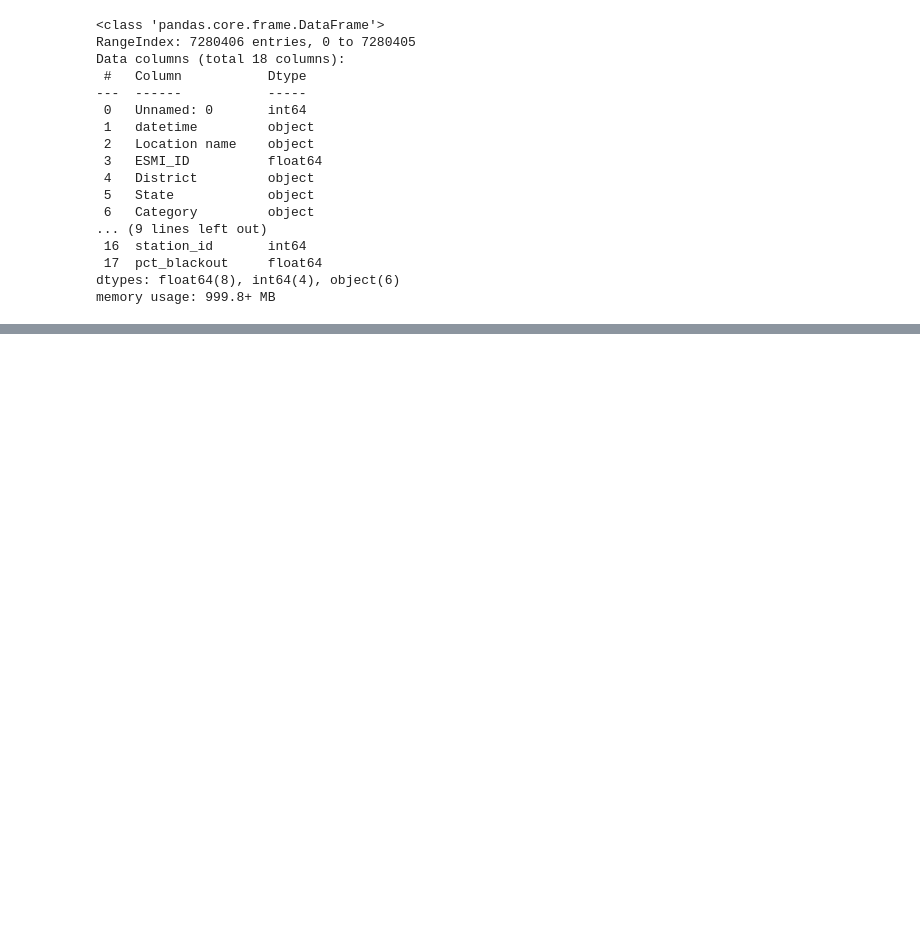
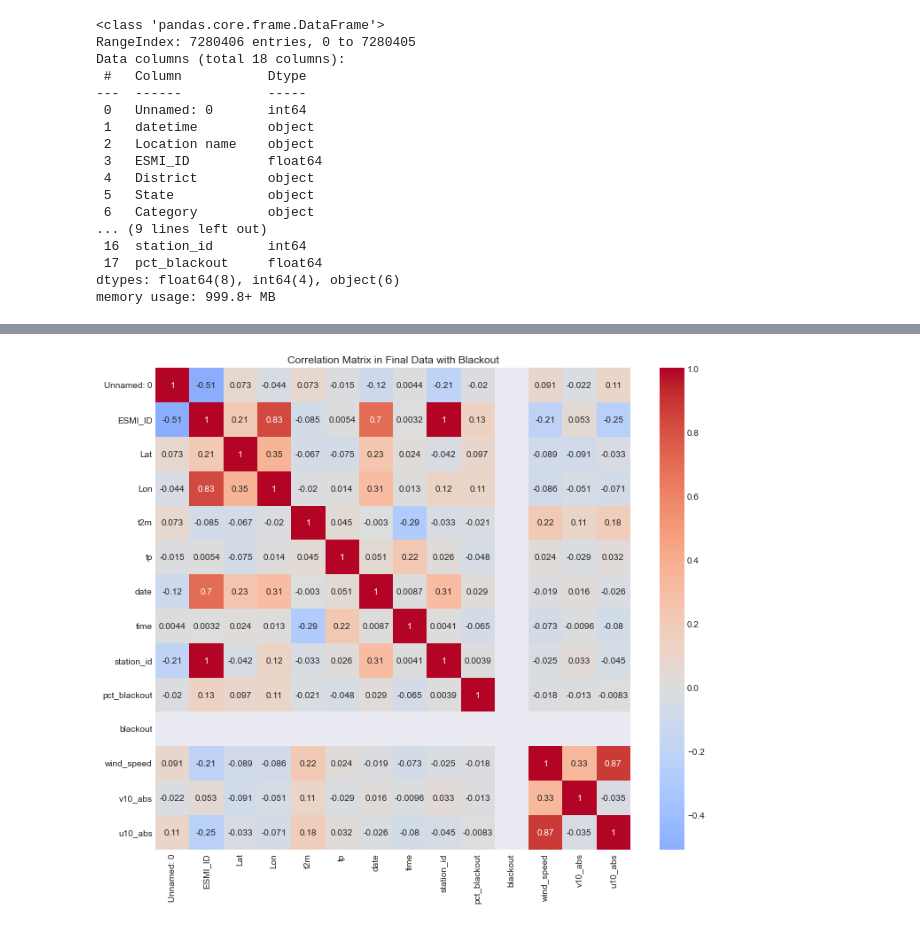
Before and after one commit to jesuslovesyiyi/Resilient_energy_network, a Jupyter notebook: data_preparation/current/7_EDA_Blackout.ipynb, the cells around one changed output, grey strips where cells are left out. Cells and saved outputs as stored; diff of their text form; code cells hidden in the pictures; blank space fills up the shorter version.

```diff
--- a/data_preparation/current/7_EDA_Blackout.ipynb
+++ b/data_preparation/current/7_EDA_Blackout.ipynb
@@ -398,0 +498,18 @@ memory usage: 999.8+ MB
+# %%
+# only analyze the data with blackout
+df_final_blackout = df_final[df_final['blackout'] == 1]
+
+df_final_blackout.head()
+
+df_final_blackout.info()
+# add a new column for wind speed, the absolute value of wind speed(from u10 and v10)
+df_final_blackout['wind_speed'] = np.sqrt(
+	df_final_blackout['u10']**2 + df_final_blackout['v10']**2)
+
+df_final_blackout.head()
+
+# add a new column for v10 and u10 absolute value
+df_final_blackout['v10_abs'] = np.abs(df_final_blackout['v10'])
+df_final_blackout['u10_abs'] = np.abs(df_final_blackout['u10'])
+
+df_final_blackout.head()
@@ -398,0 +555,17 @@ memory usage: 999.8+ MB
+# %%
+
+# Correlation matrix
+# drop columns that are not needed for correlation analysis: u10, v10
+
+df_final_blackout_cor = df_final_blackout.drop(columns=['u10', 'v10'])
+correlation_matrix = df_final_blackout_cor.corr(method='spearman')
+
+# Plotting the heatmap
+
+plt.figure(figsize=(12, 10))
+sns.heatmap(correlation_matrix, annot=True, cmap='coolwarm', center=0)
+
+plt.title('Correlation Matrix in Final Data with Blackout')
+plt.savefig('correlation_matrix_blackout_climate_zone_final_blackout.png', dpi=600)
+# %% [output]
+[figure, added]
```
Also changed, not shown: parts of 20 cells of this notebook.
